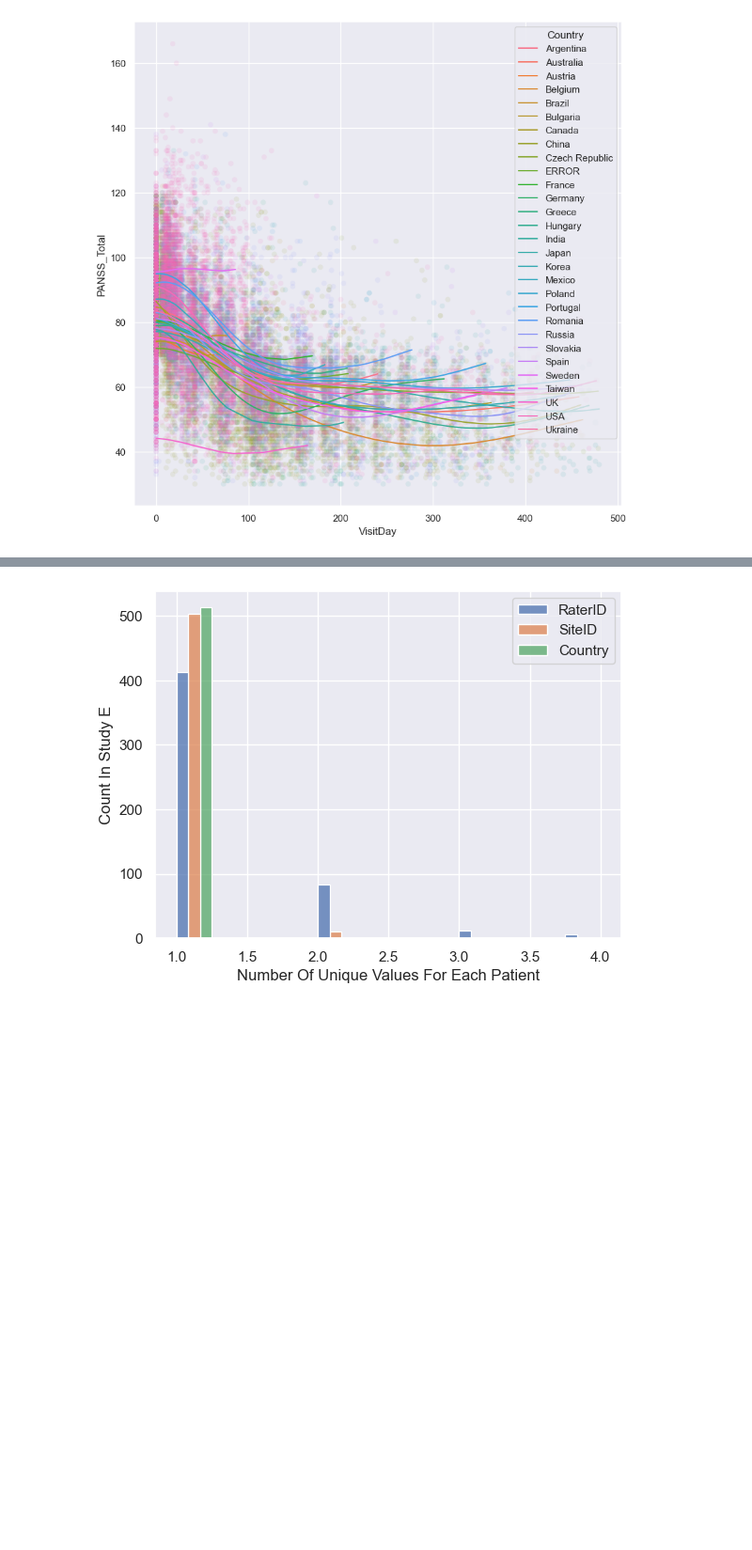
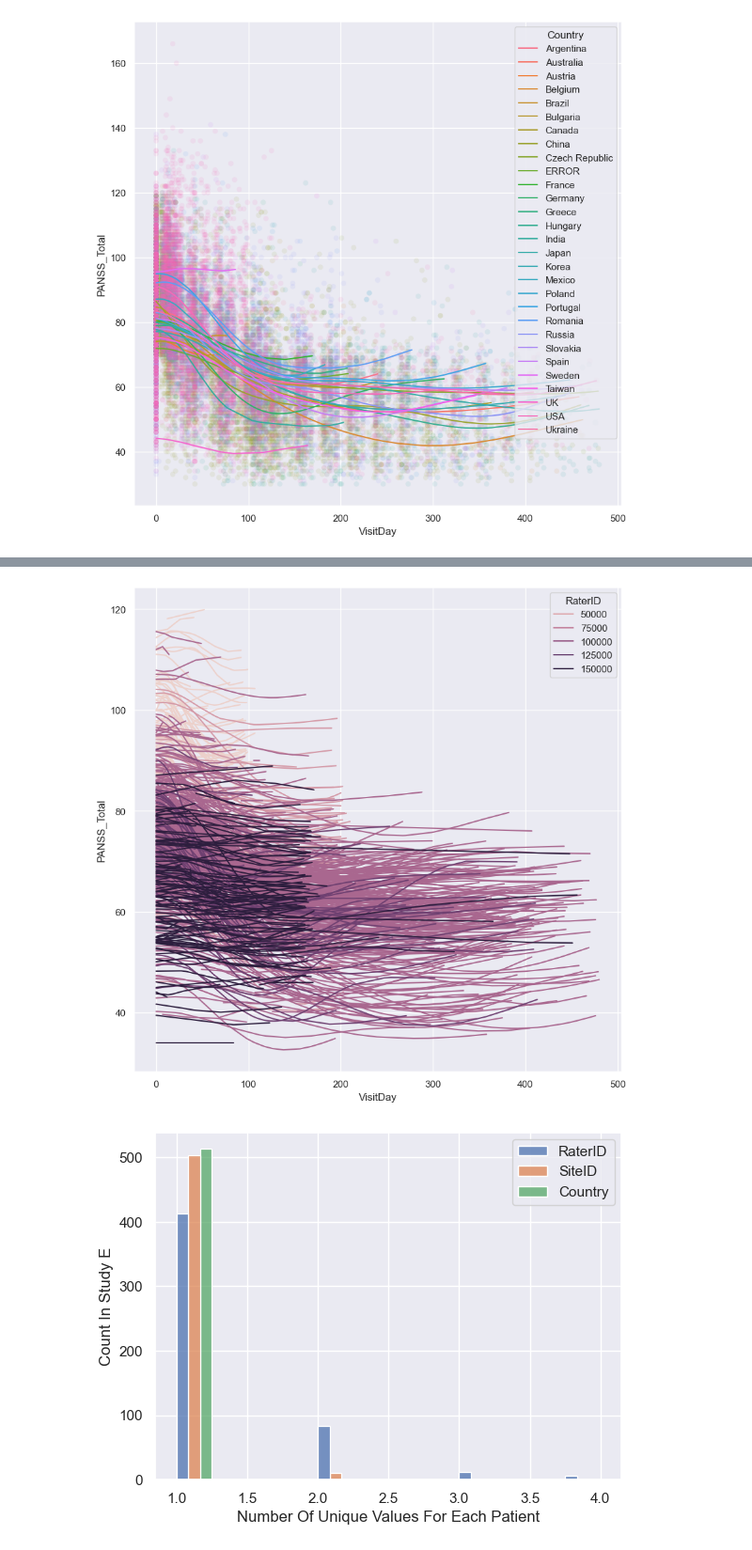
Before and after one commit to AlistairKeiller/STATS-202-final, a Jupyter notebook: final.ipynb, the cells around one changed output, grey strips where cells are left out. Shown at 94% size. Saved outputs shown, nothing was run; the diff lists cells and outputs as text; code cells hidden in the pictures; blank space fills up the shorter version.

```diff
--- a/final.ipynb
+++ b/final.ipynb
@@ -544,3 +535,40 @@ plt.show()
+# %%
+plt.figure(figsize=(10, 10))
+sns.lineplot(
+    x="VisitDay",
+    y="PANSS_Total",
+    hue="RaterID",
+    data=pd.DataFrame(
+        {
+            "RaterID": np.concatenate(
+                [
+                    data[data.RaterID == RaterID].RaterID
+                    for RaterID in np.unique(data.RaterID)
+                ]
+            ),
+            "VisitDay": np.concatenate(
+                [
+                    data[data.RaterID == RaterID].VisitDay
+                    for RaterID in np.unique(data.RaterID)
+                ]
+            ),
+            "PANSS_Total": np.concatenate(
+                [
+                    SVR()
+                    .fit(
+                        data[data.RaterID == RaterID][["VisitDay"]],
+                        data[data.RaterID == RaterID].PANSS_Total,
+                    )
+                    .predict(data[data.RaterID == RaterID][["VisitDay"]])
+                    for RaterID in np.unique(data.RaterID)
+                ]
+            ),
+        }
+    ),
+)
+plt.show()
+# %% [output]
+[figure, added]
 # %%
 def number_of_unique(x):
     return pd.DataFrame({
```
Also changed, not shown: parts of 1 cell of this notebook.
